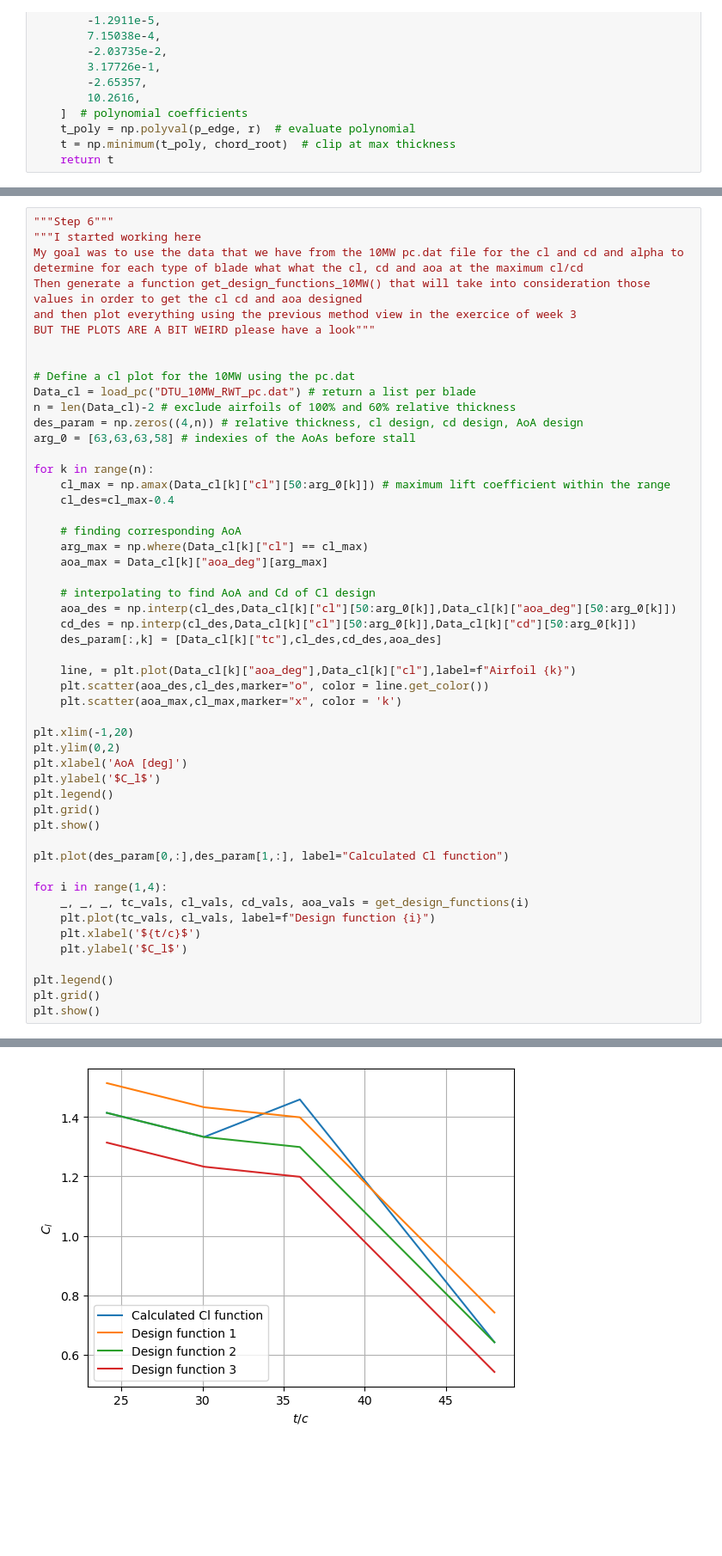
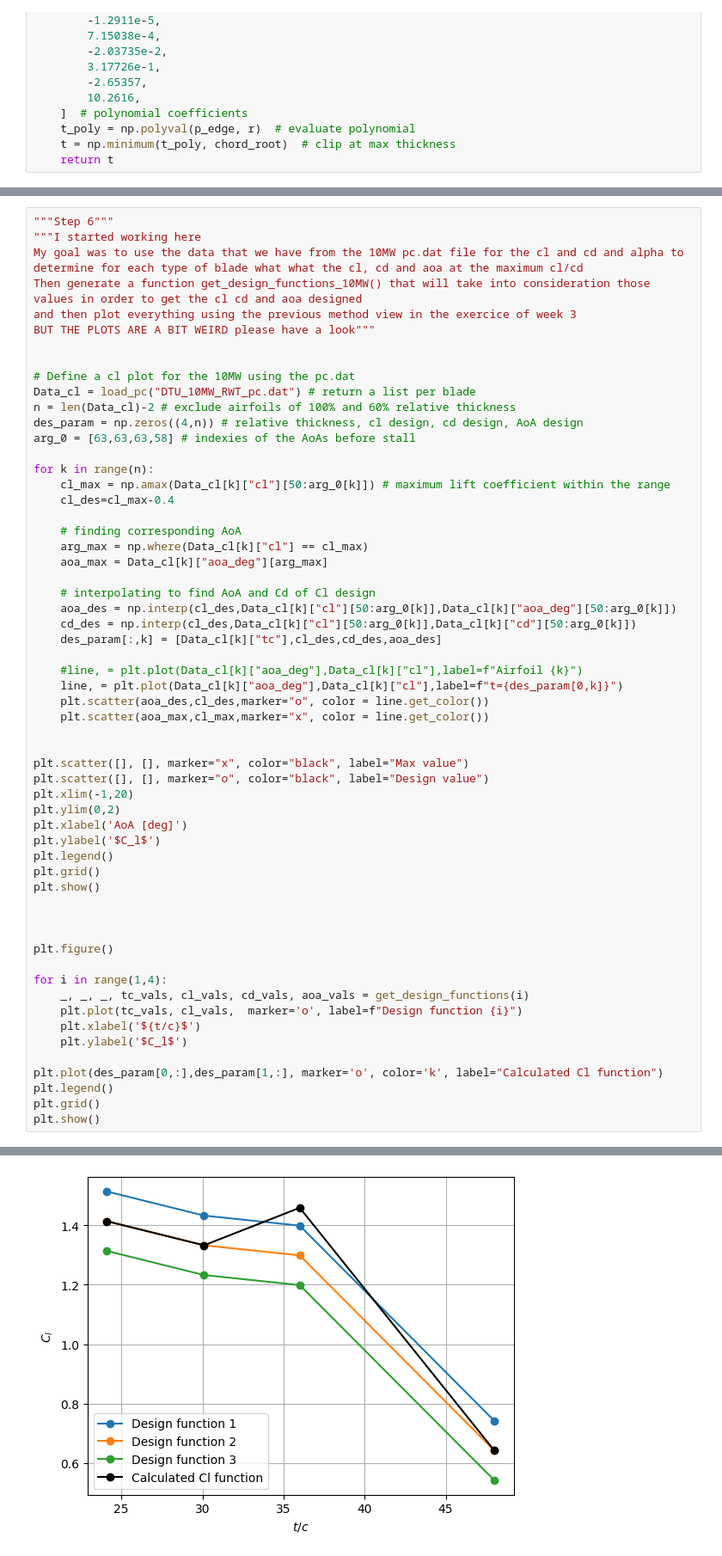
Before and after one commit to nicolaquaia/LAC_final, a Jupyter notebook: assignment_01/assignment1_02.ipynb, the cells around one changed output, grey strips where cells are left out. Shown at 86% size. Cells and saved outputs as stored; diff of their text form; blank space fills up the shorter version.

```diff
--- a/assignment_01/assignment1_02.ipynb
+++ b/assignment_01/assignment1_02.ipynb
@@ -156,10 +194,14 @@ for k in range(n):
     cd_des = np.interp(cl_des,Data_cl[k]["cl"][50:arg_0[k]],Data_cl[k]["cd"][50:arg_0[k]])
     des_param[:,k] = [Data_cl[k]["tc"],cl_des,cd_des,aoa_des]
 
-    line, = plt.plot(Data_cl[k]["aoa_deg"],Data_cl[k]["cl"],label=f"Airfoil {k}")
+    #line, = plt.plot(Data_cl[k]["aoa_deg"],Data_cl[k]["cl"],label=f"Airfoil {k}")
+    line, = plt.plot(Data_cl[k]["aoa_deg"],Data_cl[k]["cl"],label=f"t={des_param[0,k]}")
     plt.scatter(aoa_des,cl_des,marker="o", color = line.get_color())
-    plt.scatter(aoa_max,cl_max,marker="x", color = 'k')
+    plt.scatter(aoa_max,cl_max,marker="x", color = line.get_color())
 
+
+plt.scatter([], [], marker="x", color="black", label="Max value")
+plt.scatter([], [], marker="o", color="black", label="Design value")
 plt.xlim(-1,20)
 plt.ylim(0,2)
 plt.xlabel('AoA [deg]')
@@ -168,14 +210,17 @@ plt.legend()
 plt.grid()
 plt.show()
 
-plt.plot(des_param[0,:],des_param[1,:], label="Calculated Cl function")
+
+
+plt.figure()
 
 for i in range(1,4):
     _, _, _, tc_vals, cl_vals, cd_vals, aoa_vals = get_design_functions(i)
-    plt.plot(tc_vals, cl_vals, label=f"Design function {i}")
+    plt.plot(tc_vals, cl_vals,  marker='o', label=f"Design function {i}")
     plt.xlabel('${t/c}$')
     plt.ylabel('$C_l$')
 
+plt.plot(des_param[0,:],des_param[1,:], marker='o', color='k', label="Calculated Cl function")
 plt.legend()
 plt.grid()
 plt.show()
@@ -184,4 +229,4 @@ plt.show()
-[figure, old version]
+[figure, new version]
 # %%
 """Step 7"""
 
```
Also changed, not shown: parts of 15 cells of this notebook, 1 other file.
